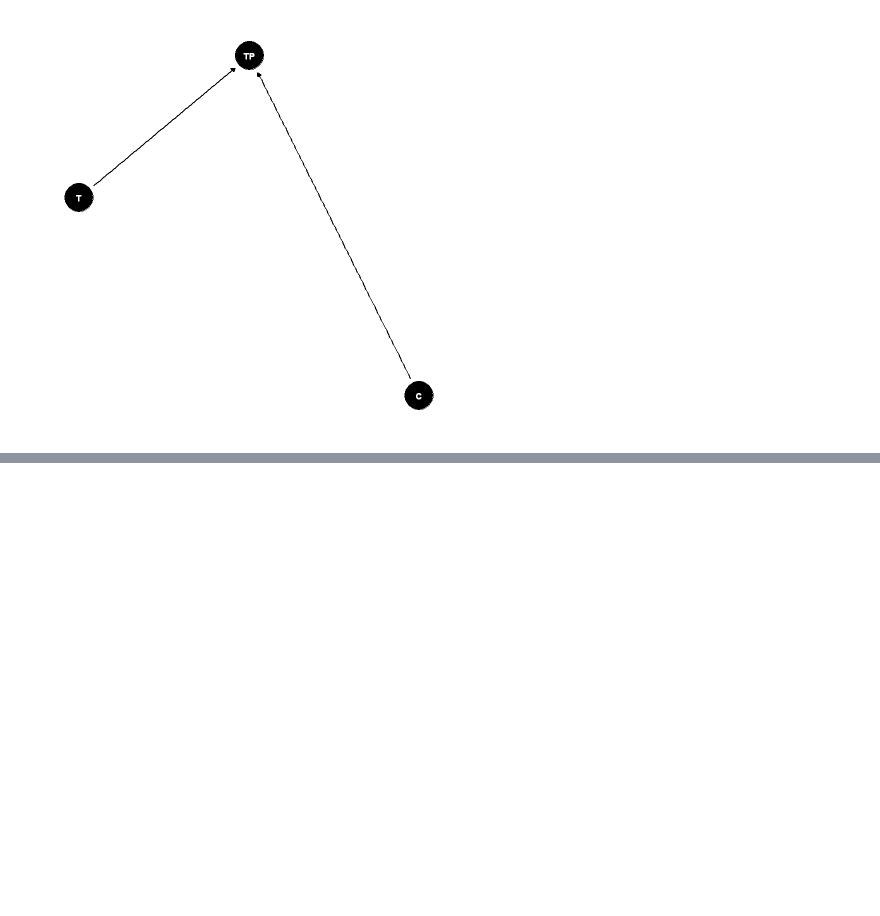
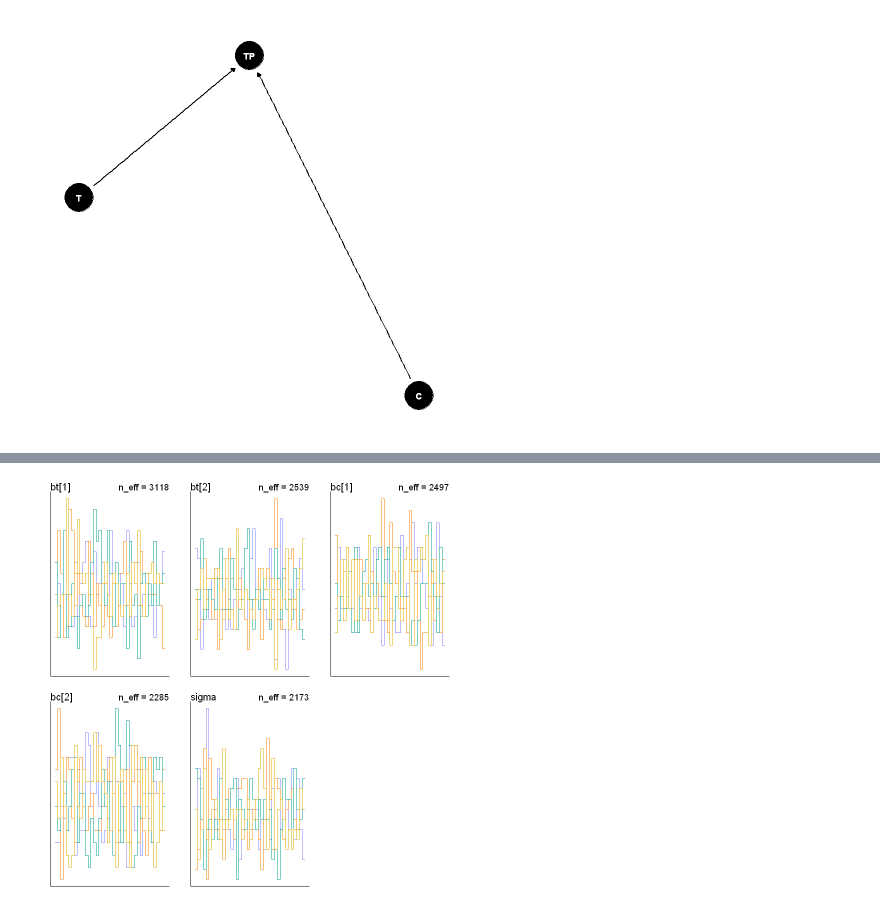
Before and after one commit to sinadarbouy/Portfolio-R, a Jupyter notebook: Bayesian_analysis_R.ipynb, the cells around one changed output, grey strips where cells are left out. Cells and saved outputs as stored; diff of their text form; code cells hidden in the pictures; blank space fills up the shorter version.

```diff
--- a/Bayesian_analysis_R.ipynb
+++ b/Bayesian_analysis_R.ipynb
@@ -422,0 +631,4 @@ The following object is masked from 'package:stats':
+# %%
+trankplot(m2)
+# %% [output]
+[figure, added]
```
Also changed, not shown: parts of 23 cells of this notebook.
